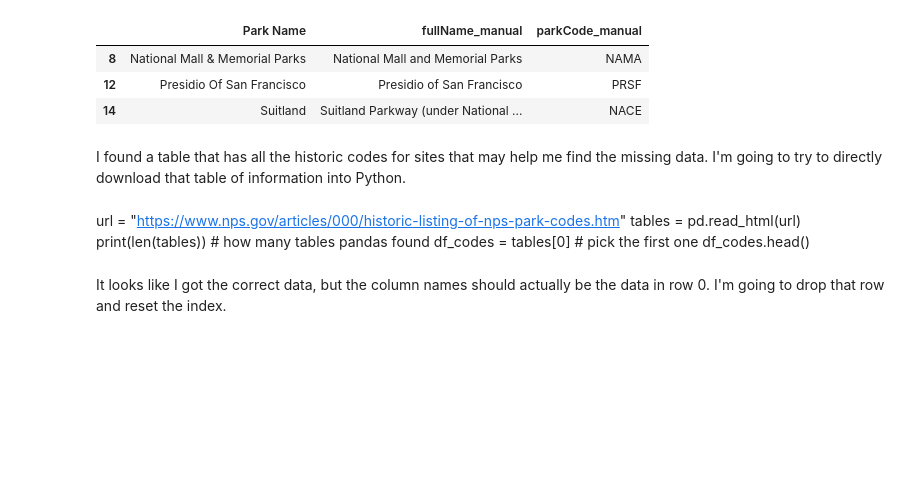
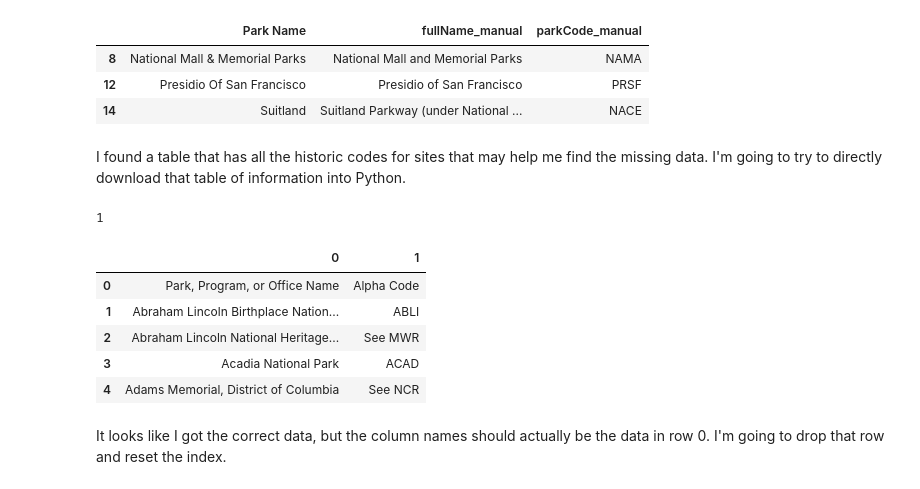
Before and after one commit to jeccalong/NPS_mini_project, a Jupyter notebook: Notebooks/NPS_mini_project.ipynb, the cells around one changed output. Drawn from its saved outputs; the diff is of its cells as text; code cells hidden in the pictures; blank space fills up the shorter version.

```diff
--- a/Notebooks/NPS_mini_project.ipynb
+++ b/Notebooks/NPS_mini_project.ipynb
@@ -1461,12 +1463,20 @@ morematches
 | 14 | Suitland | Suitland Parkway (under National ... | NACE |
 # %% [markdown]
 I found a table that has all the historic codes for sites that may help me find the missing data. I'm going to try to directly download that table of information into Python.
-# %% [markdown]
-url = "https://www.nps.gov/articles/000/historic-listing-of-nps-park-codes.htm"
-tables = pd.read_html(url)
-print(len(tables))          # how many tables pandas found
-df_codes = tables[0]        # pick the first one
-df_codes.head()
+# %%
+url = "https://www.nps.gov/articles/000/historic-listing-of-nps-park-codes.htm"
+tables = pd.read_html(url)
+print(len(tables))          # how many tables pandas found
+df_codes = tables[0]        # pick the first one
+df_codes.head()
+# %% [output]
+1
+|  | 0 | 1 |
+| 0 | Park, Program, or Office Name | Alpha Code |
+| 1 | Abraham Lincoln Birthplace Nation... | ABLI |
+| 2 | Abraham Lincoln National Heritage... | See MWR |
+| 3 | Acadia National Park | ACAD |
+| 4 | Adams Memorial, District of Columbia | See NCR |
 # %% [markdown]
 It looks like I got the correct data, but the column names should actually be the data in row 0. I'm going to drop that row and reset the index.
 # %%
```
Also changed, not shown: parts of 32 cells of this notebook, 1 other file.
